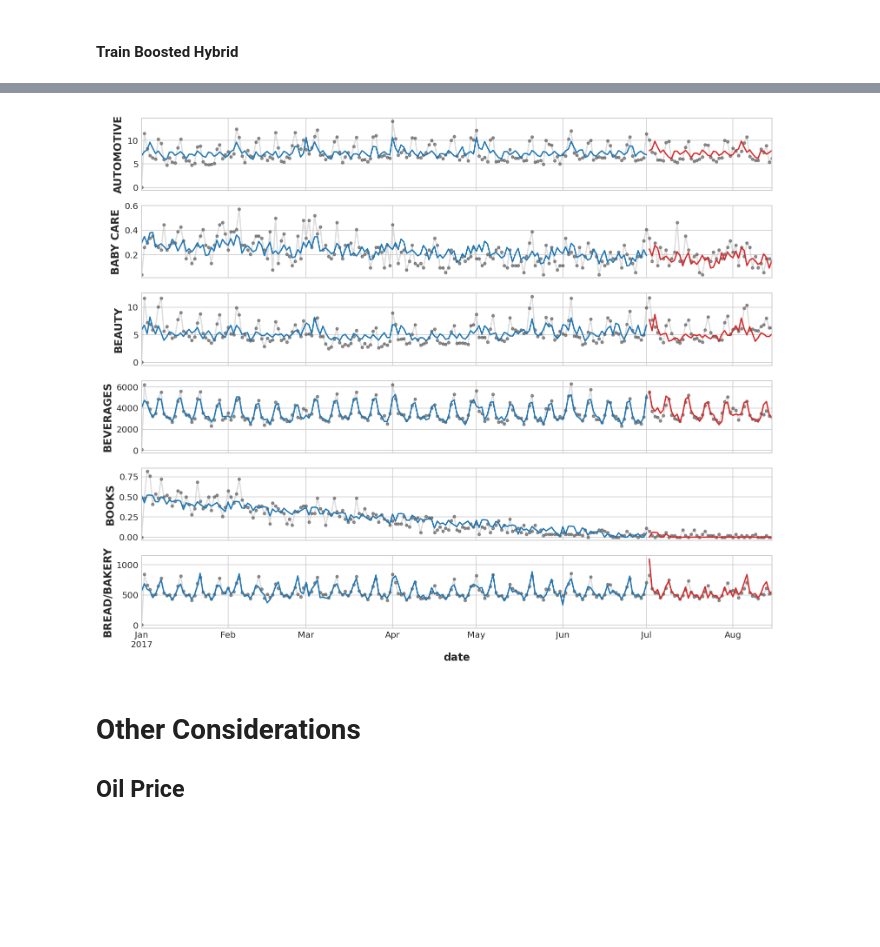
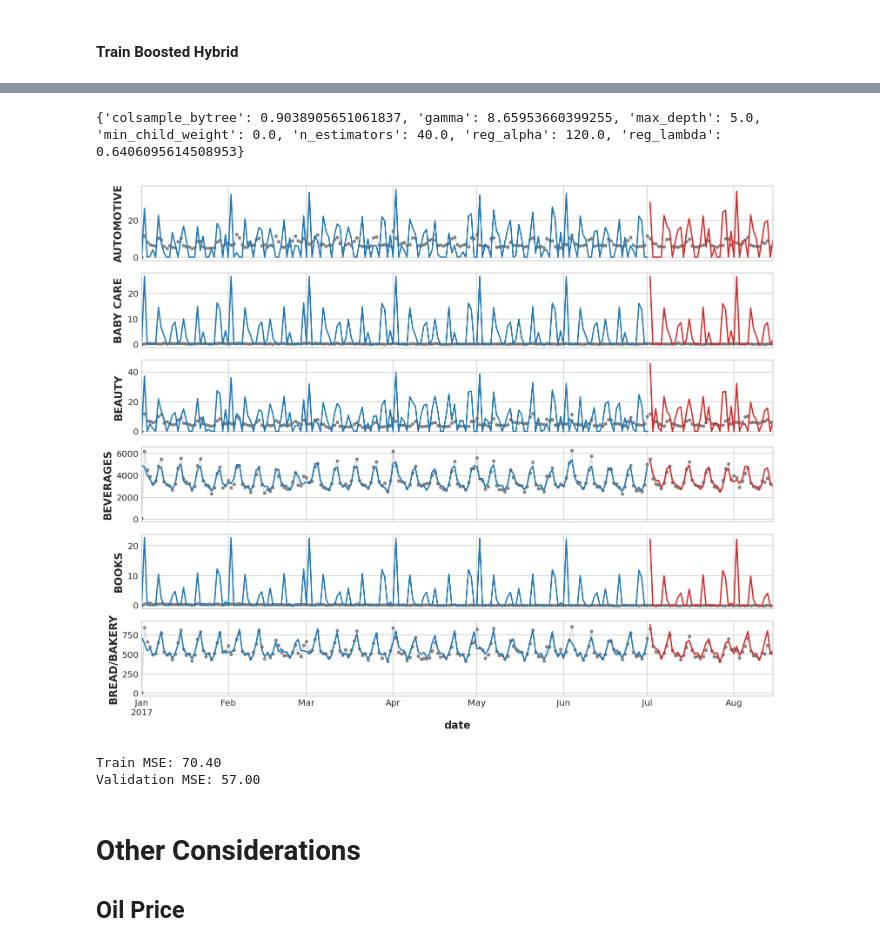
Before and after one commit to jkeogh2031/store_sales_time_series_forecasting, a Jupyter notebook: store-sales-time-series-forecasting.ipynb, the cells around one changed output, grey strips where cells are left out. Cells and saved outputs as stored; diff of their text form; code cells hidden in the pictures; blank space fills up the shorter version.

```diff
--- a/store-sales-time-series-forecasting.ipynb
+++ b/store-sales-time-series-forecasting.ipynb
@@ -641,11 +641,7 @@ from pyearth import Earth
 from sklearn.linear_model import ElasticNet, Lasso, Ridge
 
 # Model 2
+from xgboost import XGBRegressor
 from sklearn.ensemble import ExtraTreesRegressor, RandomForestRegressor
 from sklearn.neighbors import KNeighborsRegressor
 from sklearn.neural_network import MLPRegressor
-
-model = BoostedHybrid(Lasso(), KNeighborsRegressor())
-
-model.fit(X_1, X_2, y)
-y_pred = model.predict(X_1, X_2)
@@ -651,0 +684,8 @@ y_pred = model.predict(X_1, X_2)
+# %%
+trials = Trials()
+
+best_hyperparams = fmin(fn = objective,
+                        space = space,
+                        algo = tpe.suggest,
+                        max_evals = 100,
+                        trials = trials)
@@ -652,20 +710,36 @@ y_pred = model.predict(X_1, X_2)
+# %%
+print(best_hyperparams)
+# %% [output]
+{'colsample_bytree': 0.9038905651061837, 'gamma': 8.65953660399255, 'max_depth': 5.0, 'min_child_weight': 0.0, 'n_estimators': 40.0, 'reg_alpha': 120.0, 'reg_lambda': 0.6406095614508953}
 # %%
-y_train, y_valid = y[:"2017-07-01"], y["2017-07-02":]
-X1_train, X1_valid = X_1[: "2017-07-01"], X_1["2017-07-02" :]
-X2_train, X2_valid = X_2.loc[:"2017-07-01"], X_2.loc["2017-07-02":]
+model_tuned = BoostedHybrid(
+        LinearRegression(),
+        XGBRegressor(
+            n_estimators =int(best_hyperparams['n_estimators']), max_depth = int(best_hyperparams['max_depth']), gamma = best_hyperparams['gamma'],
+            reg_alpha = int(best_hyperparams['reg_alpha']),reg_lambda = best_hyperparams['reg_lambda'], min_child_weight=int(best_hyperparams['min_child_weight']),
+            colsample_bytree=int(best_hyperparams['colsample_bytree'])
+        )
+    )
 
-model.fit(X1_train, X2_train, y_train)
-y_fit = model.predict(X1_train, X2_train).clip(0.0)
-y_pred = model.predict(X1_valid, X2_valid).clip(0.0)
+model_tuned.fit(X1_train, X2_train, y_train)
+y_fit = model_tuned.predict(X1_train, X2_train).clip(0.0)
+y_pred = model_tuned.predict(X1_valid, X2_valid).clip(0.0)
 
 families = y.columns[0:6]
 axs = y.loc(axis=1)[families].plot(
     subplots=True, sharex=True, figsize=(11, 9), **plot_params, alpha=0.5,
 )
 _ = y_fit.loc(axis=1)[families].plot(subplots=True, sharex=True, color='C0', ax=axs)
 _ = y_pred.loc(axis=1)[families].plot(subplots=True, sharex=True, color='C3', ax=axs)
 for ax, family in zip(axs, families):
     ax.legend([])
     ax.set_ylabel(family)
 # %% [output]
-[figure, old version]
+[figure, new version]
+# %%
+train_mse = mean_squared_error(y_train, y_fit, squared=False)
+valid_mse = mean_squared_error(y_valid, y_pred, squared=False)
+print(f'Train MSE: {train_mse:.2f}\nValidation MSE: {valid_mse:.2f}')
+# %% [output]
+Train MSE: 70.40
+Validation MSE: 57.00
```
Also changed, not shown: parts of 11 cells of this notebook.
